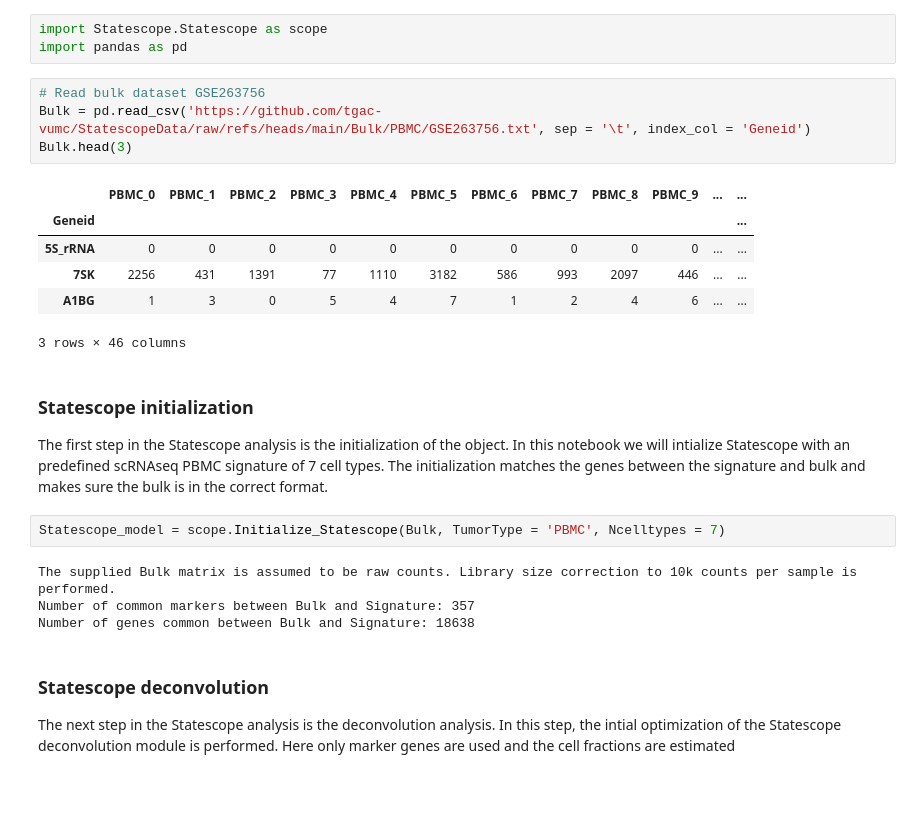
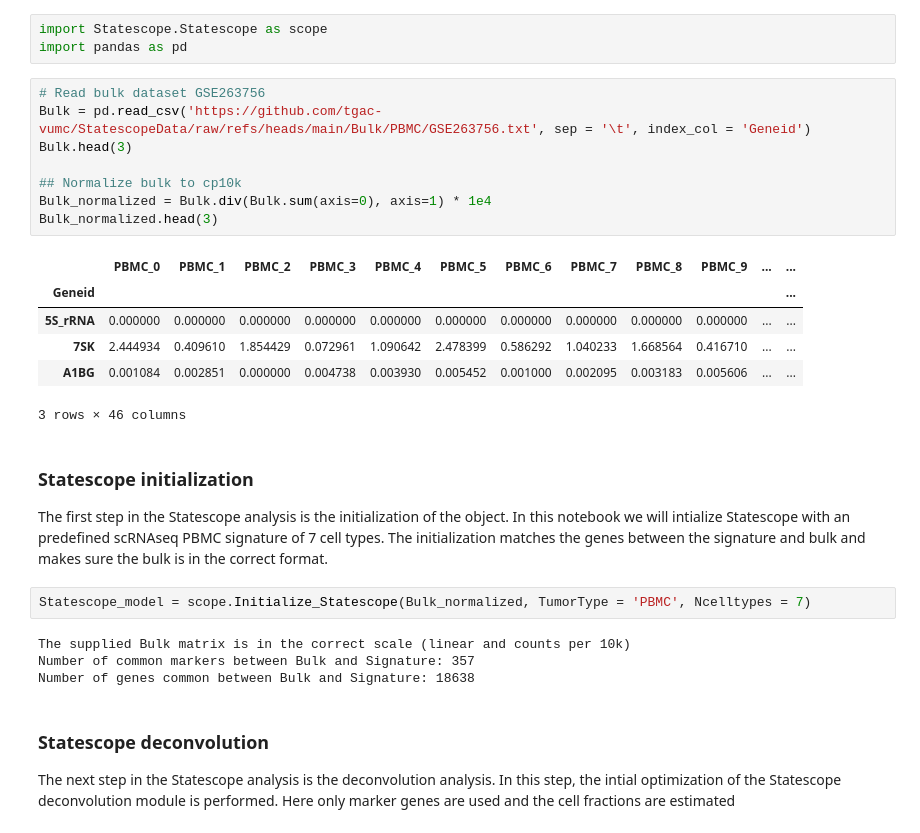
Before and after one commit to tgac-vumc/Statescope, a Jupyter notebook: tutorial/BasicTutorial.ipynb, the cells around one changed output. Cells and saved outputs as stored; diff of their text form; blank space fills up the shorter version.

```diff
--- a/tutorial/BasicTutorial.ipynb
+++ b/tutorial/BasicTutorial.ipynb
@@ -9,22 +9,26 @@ import pandas as pd
 # %%
 # Read bulk dataset GSE263756
 Bulk = pd.read_csv('https://github.com/tgac-vumc/StatescopeData/raw/refs/heads/main/Bulk/PBMC/GSE263756.txt', sep = '\t', index_col = 'Geneid')
 Bulk.head(3)
+
+## Normalize bulk to cp10k
+Bulk_normalized = Bulk.div(Bulk.sum(axis=0), axis=1) * 1e4
+Bulk_normalized.head(3)
 # %% [output]
 |  | PBMC_0 | PBMC_1 | PBMC_2 | PBMC_3 | PBMC_4 | PBMC_5 | PBMC_6 | PBMC_7 | PBMC_8 | PBMC_9 | ... | ... |
 | Geneid |  |  |  |  |  |  |  |  |  |  |  | ... |
-| 5S_rRNA | 0 | 0 | 0 | 0 | 0 | 0 | 0 | 0 | 0 | 0 | ... | ... |
-| 7SK | 2256 | 431 | 1391 | 77 | 1110 | 3182 | 586 | 993 | 2097 | 446 | ... | ... |
-| A1BG | 1 | 3 | 0 | 5 | 4 | 7 | 1 | 2 | 4 | 6 | ... | ... |
+| 5S_rRNA | 0.000000 | 0.000000 | 0.000000 | 0.000000 | 0.000000 | 0.000000 | 0.000000 | 0.000000 | 0.000000 | 0.000000 | ... | ... |
+| 7SK | 2.444934 | 0.409610 | 1.854429 | 0.072961 | 1.090642 | 2.478399 | 0.586292 | 1.040233 | 1.668564 | 0.416710 | ... | ... |
+| A1BG | 0.001084 | 0.002851 | 0.000000 | 0.004738 | 0.003930 | 0.005452 | 0.001000 | 0.002095 | 0.003183 | 0.005606 | ... | ... |
 3 rows × 46 columns
 # %% [markdown]
 ### Statescope initialization
 
 The first step in the Statescope analysis is the initialization of the object. In this notebook we will intialize Statescope with an predefined scRNAseq PBMC signature of 7 cell types. The initialization matches the genes between the signature and bulk and makes sure the bulk is in the correct format.
 # %%
-Statescope_model = scope.Initialize_Statescope(Bulk, TumorType = 'PBMC', Ncelltypes = 7)
+Statescope_model = scope.Initialize_Statescope(Bulk_normalized, TumorType = 'PBMC', Ncelltypes = 7)
 # %% [output]
-The supplied Bulk matrix is assumed to be raw counts. Library size correction to 10k counts per sample is performed.
+The supplied Bulk matrix is in the correct scale (linear and counts per 10k)
 Number of common markers between Bulk and Signature: 357
 Number of genes common between Bulk and Signature: 18638
 # %% [markdown]
```
Also changed, not shown: parts of 10 cells of this notebook, 1 other file.
